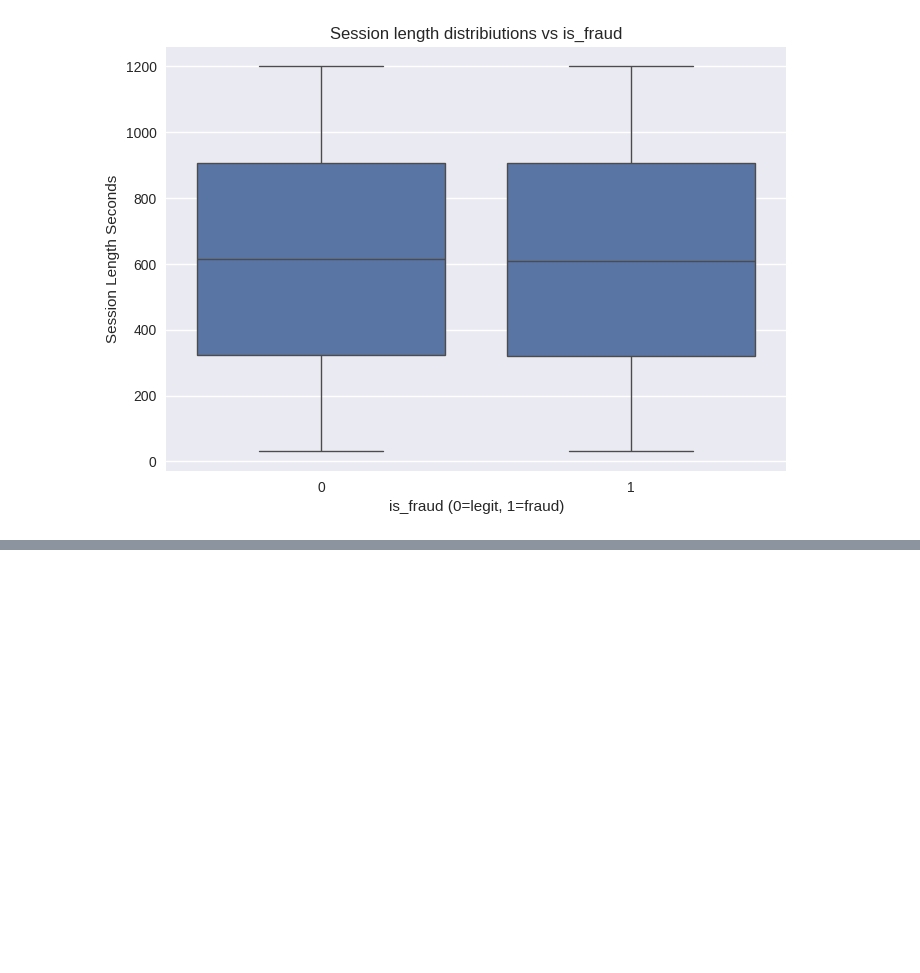
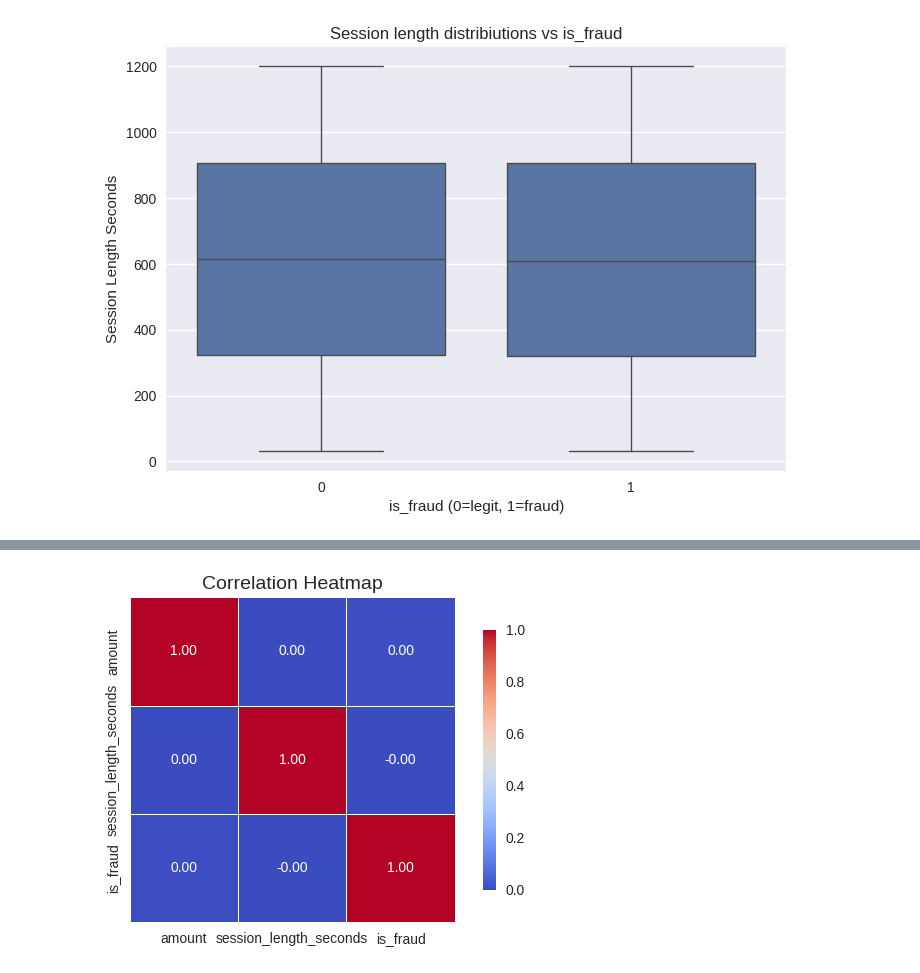
Before and after one commit to gonzur75/data_science_main, a Jupyter notebook: mastercard/notebooks/1.0-mw-eda-transactions.ipynb, the cells around one changed output, grey strips where cells are left out. Saved outputs shown, nothing was run; the diff lists cells and outputs as text; code cells hidden in the pictures; blank space fills up the shorter version.

```diff
--- a/mastercard/notebooks/1.0-mw-eda-transactions.ipynb
+++ b/mastercard/notebooks/1.0-mw-eda-transactions.ipynb
@@ -206,0 +294,21 @@ plt.show()
+# %%
+features = ["amount", "session_length_seconds", "is_fraud"]
+corr = df_ts[features].corr()
+# %%
+fig, ax = plt.subplots(figsize=(6, 4))
+sns.heatmap(
+    corr,
+    ax=ax,
+    annot=True,
+    fmt=".2f",
+    square=True,
+    linewidths=.5,
+    cbar_kws={"shrink": 0.8},
+    cmap="coolwarm",
+)
+
+ax.set_title("Correlation Heatmap", fontsize=14)
+plt.tight_layout()
+plt.show()
+# %% [output]
+[figure, added]
```
Also changed, not shown: parts of 15 cells of this notebook, 12 other files.
